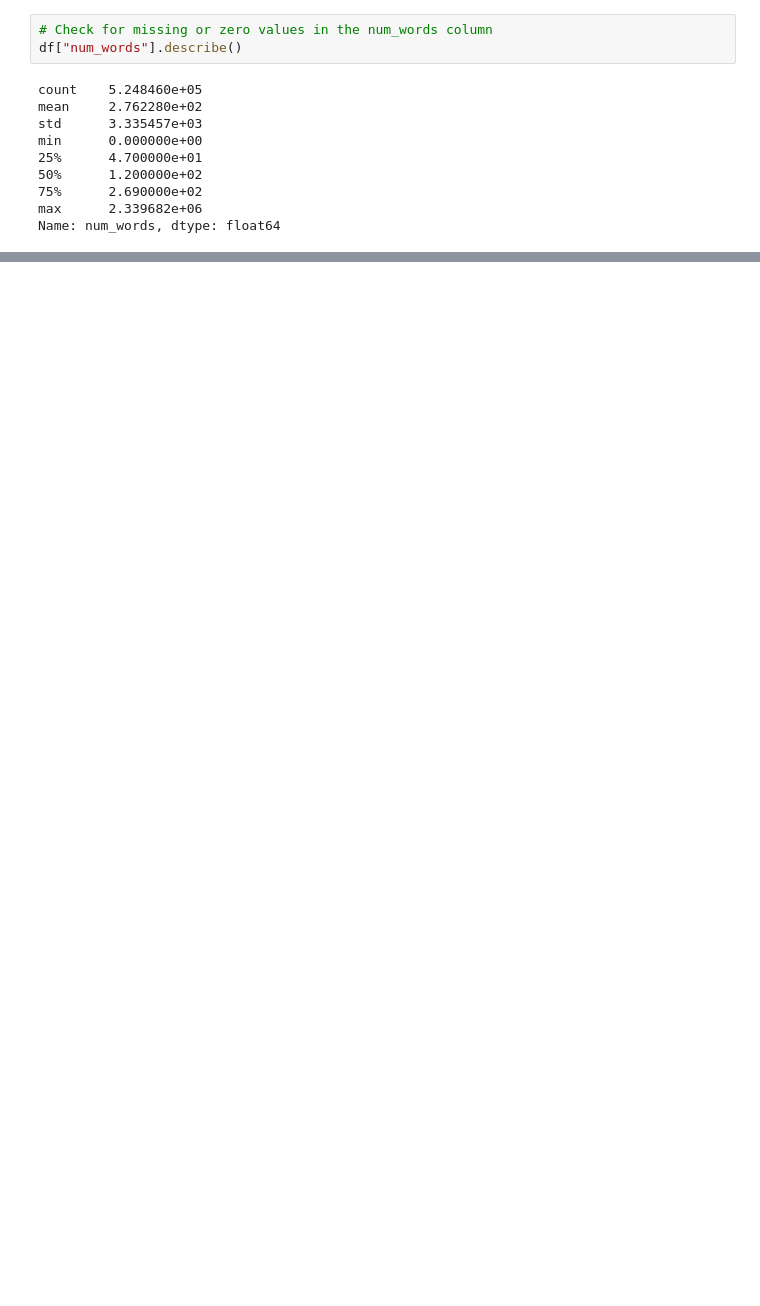
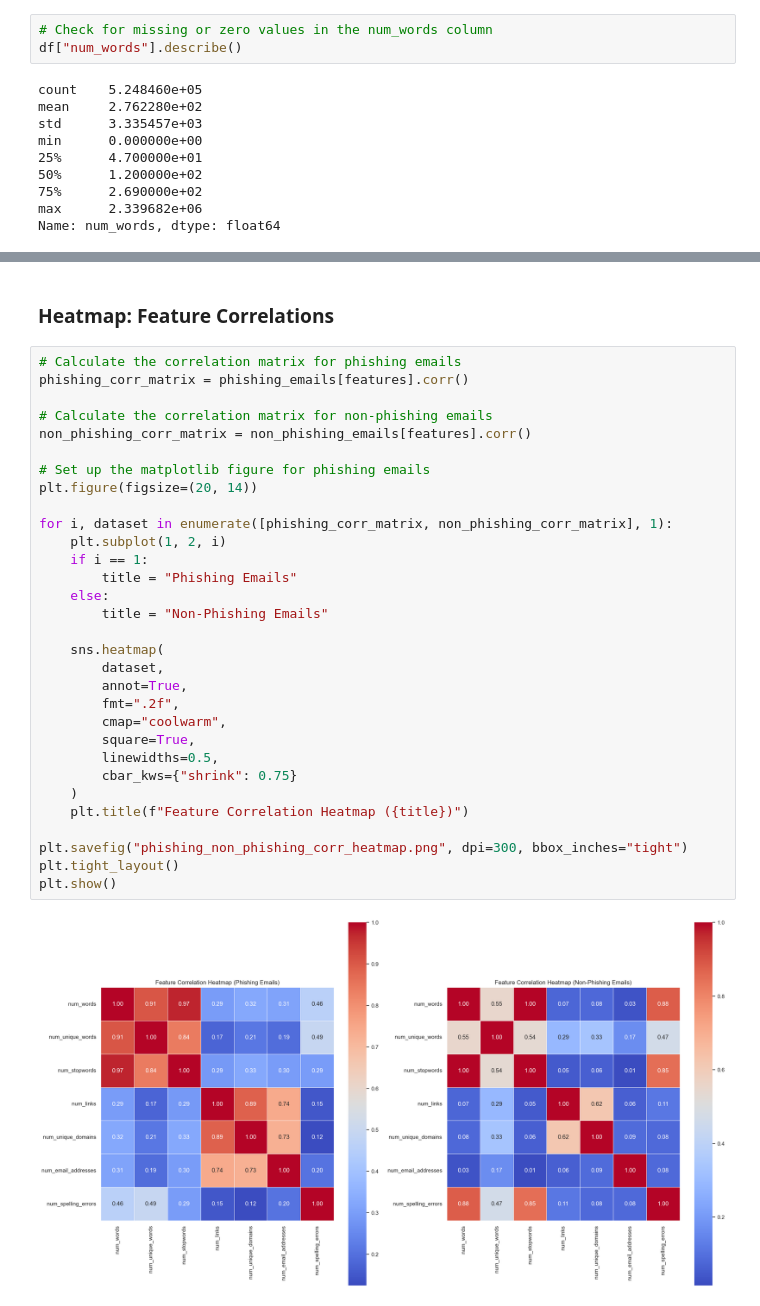
Before and after one commit to th0mas-w/email-phising-detector, a Jupyter notebook: main.ipynb, the cells around one changed output, grey strips where cells are left out. Drawn from its saved outputs; the diff is of its cells as text; blank space fills up the shorter version.

```diff
--- a/main.ipynb
+++ b/main.ipynb
@@ -73,0 +180,35 @@ ValueError: Value of 'color' is not the name of a column in 'data_frame'. Expect
+# %% [markdown]
+### Heatmap: Feature Correlations
+# %%
+# Calculate the correlation matrix for phishing emails
+phishing_corr_matrix = phishing_emails[features].corr()
+
+# Calculate the correlation matrix for non-phishing emails
+non_phishing_corr_matrix = non_phishing_emails[features].corr()
+
+# Set up the matplotlib figure for phishing emails
+plt.figure(figsize=(20, 14))
+
+for i, dataset in enumerate([phishing_corr_matrix, non_phishing_corr_matrix], 1):
+    plt.subplot(1, 2, i)
+    if i == 1:
+        title = "Phishing Emails"
+    else:
+        title = "Non-Phishing Emails"
+
+    sns.heatmap(
+        dataset,
+        annot=True,
+        fmt=".2f",
+        cmap="coolwarm",
+        square=True,
+        linewidths=0.5,
+        cbar_kws={"shrink": 0.75}
+    )
+    plt.title(f"Feature Correlation Heatmap ({title})")
+
+plt.savefig("phishing_non_phishing_corr_heatmap.png", dpi=300, bbox_inches="tight")
+plt.tight_layout()
+plt.show()
+# %% [output]
+[figure, added]
```
Also changed, not shown: parts of 25 cells of this notebook, 1 other file.
